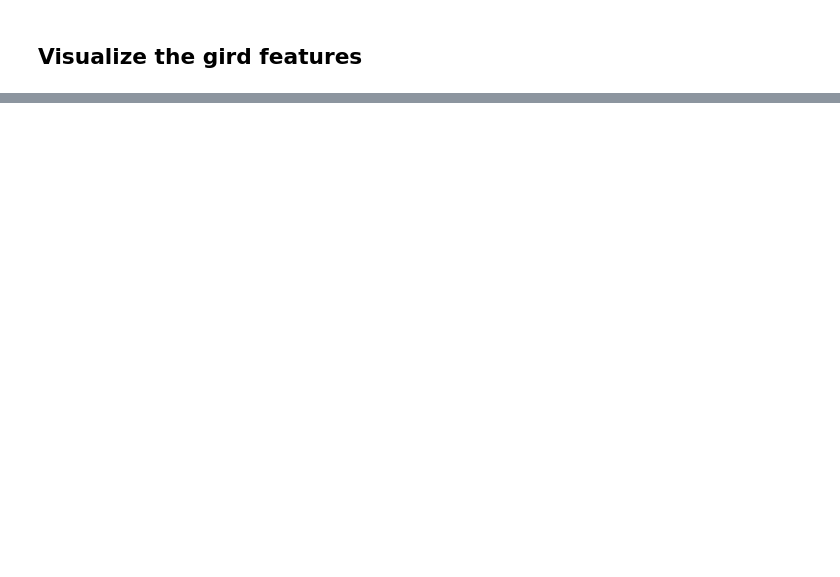
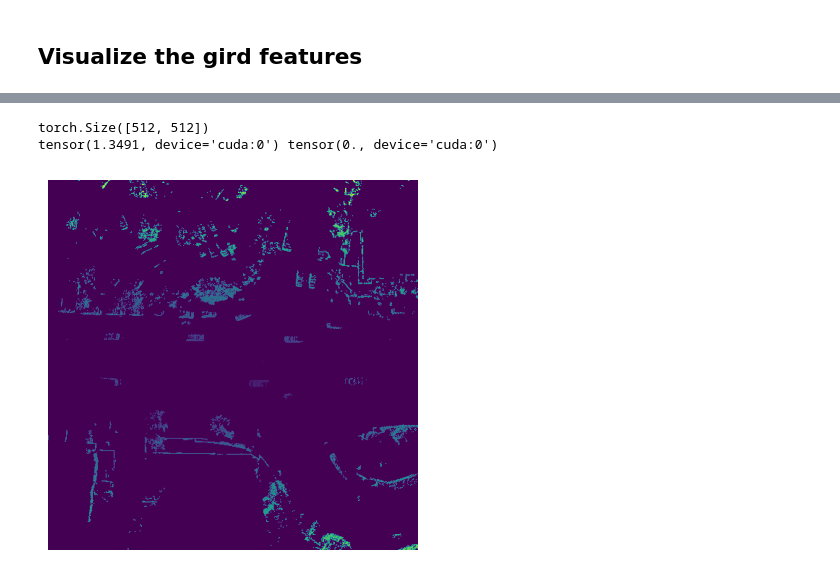
Before and after one commit to tudelft-iv/VoteFlow, a Jupyter notebook: notebooks/network_validation.ipynb, the cells around one changed output, grey strips where cells are left out. Cells and saved outputs as stored; diff of their text form; code cells hidden in the pictures; blank space fills up the shorter version.

```diff
--- a/notebooks/network_validation.ipynb
+++ b/notebooks/network_validation.ipynb
@@ -169,2 +216,9 @@ visual_pc(valid_pc.cpu().numpy())
 # %% [markdown]
 ## Visualize the gird features
+# %%
+pseudo_img_src = model_output['pseudoimages_src']
+print(pseudo_img_src.shape)
+pseudo_img_dst = model_output['pseudoimages_dst']
+print(pseudo_img_dst.shape)
+pseudo_img_grid  = model_output['pseudoimages_grid']
+print(pseudo_img_grid.shape)
@@ -170,0 +239,10 @@ visual_pc(valid_pc.cpu().numpy())
+# %%
+pseudo_img_dst_mean = pseudo_img_dst.mean(dim=0)
+print(pseudo_img_dst_mean.shape)
+plt.imshow(pseudo_img_dst_mean.cpu().numpy())
+plt.axis(False)
+print(pseudo_img_dst_mean.max(), pseudo_img_dst_mean.min())
+# %% [output]
+torch.Size([512, 512])
+tensor(1.3491, device='cuda:0') tensor(0., device='cuda:0')
+[figure, added]
```
Also changed, not shown: parts of 17 cells of this notebook, 3 other files.
